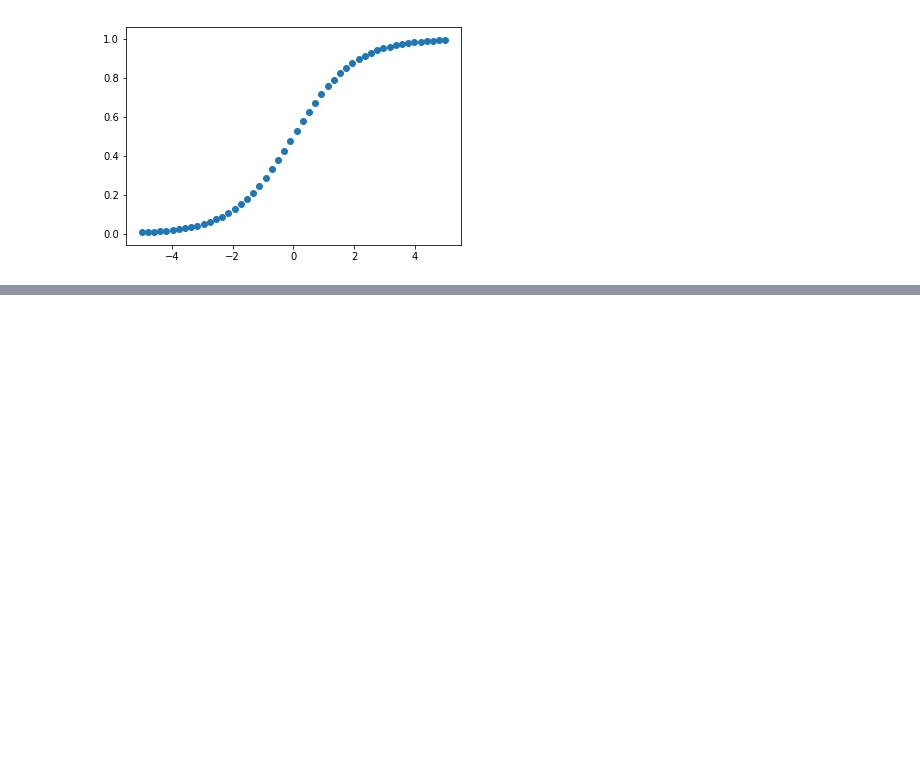
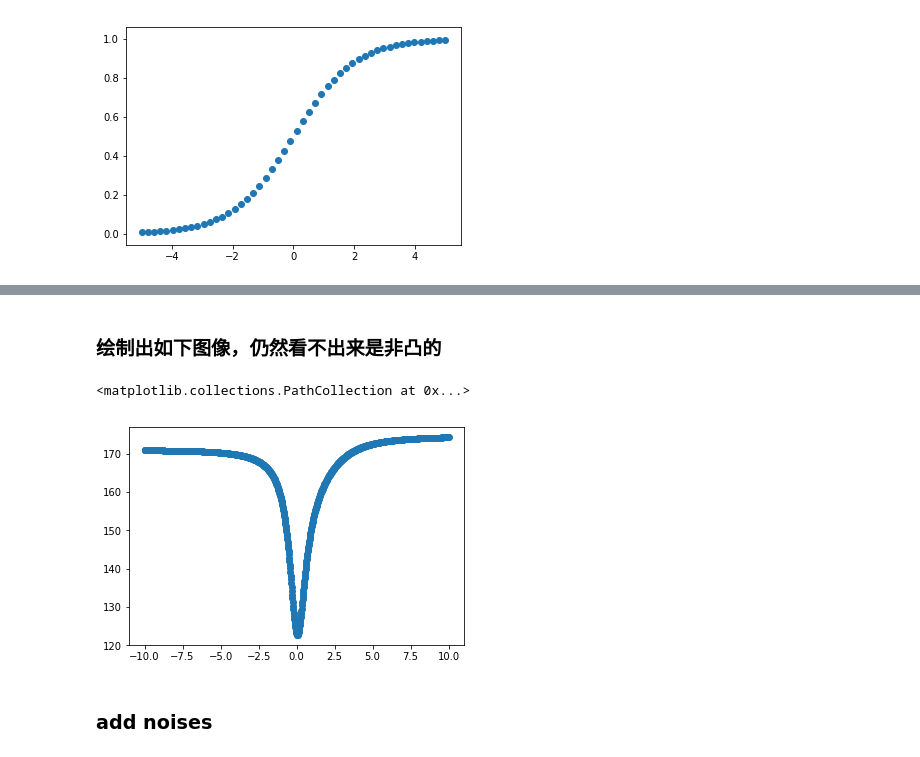
Before and after one commit to neuronzzz/ml, a Jupyter notebook: logistic_regression/logistic_regression_loss_function.ipynb, the cells around one changed output, grey strips where cells are left out. Saved outputs shown, nothing was run; the diff lists cells and outputs as text; code cells hidden in the pictures; blank space fills up the shorter version.

```diff
--- a/logistic_regression/logistic_regression_loss_function.ipynb
+++ b/logistic_regression/logistic_regression_loss_function.ipynb
@@ -73,0 +77,13 @@ plt.scatter(theta, j)
+# %%
+theta1 = np.linspace(-50, 50, 1000)
+# %%
+j1 = [cost(x, i, y) for i in theta1]
+# %% [markdown]
+### 绘制出如下图像，仍然看不出来是非凸的
+# %%
+plt.scatter(theta, j1)
+# %% [output]
+<matplotlib.collections.PathCollection at 0x...>
+[figure, added]
+# %% [markdown]
+### add noises
```
Also changed, not shown: parts of 24 cells of this notebook.
